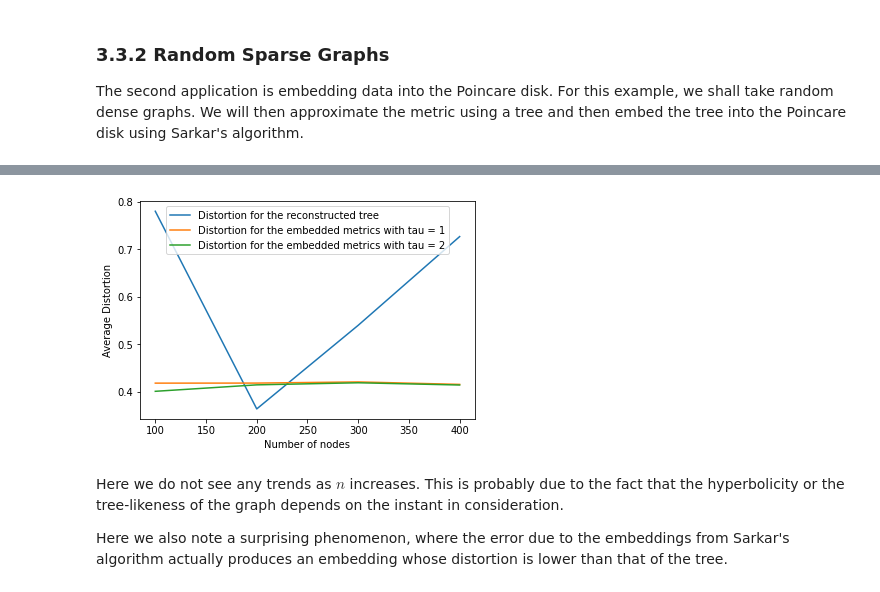
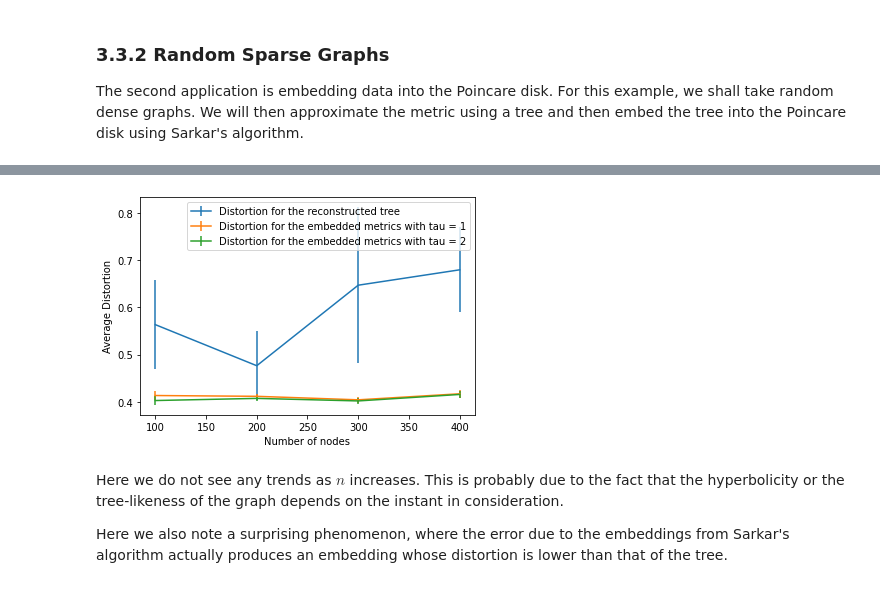
Before and after one commit to geomstats/challenge-iclr-2022, a Jupyter notebook: rsonthal_xfcui/TreeEmbeddings.ipynb, the cells around one changed output, grey strips where cells are left out. Saved outputs shown, nothing was run; the diff lists cells and outputs as text; code cells hidden in the pictures.

```diff
--- a/rsonthal_xfcui/TreeEmbeddings.ipynb
+++ b/rsonthal_xfcui/TreeEmbeddings.ipynb
@@ -354,0 +363,19 @@ for i in range(1,11):
+# %%
+num_n = 15
+num_trials = 10
+average_time = torch.zeros((num_n,num_trials))
+for i in range(num_n):
+  n = (i+1)*100
+  for j in range(num_trials):
+    G = nx.random_tree(n)
+    H = TreeEmbed.HypEmbed(G, 1, tau = 0.1)
+    t0 = time.time()
+    H.embed()
+    t1 = time.time()
+    average_time[i,j] = t1-t0
+
+Ns = range(100,1501,100)
+
+plt.errorbar(Ns, average_time.mean(dim=1), yerr = average_time.std(dim=1))
+plt.xlabel("Number of Nodes")
+plt.ylabel("Time in seconds");
@@ -354,0 +393,10 @@ for i in range(1,11):
+# %%
+import traceback
+
+try:
+  G = nx.random_tree(2000)
+  H = TreeEmbed.HypEmbed(G, 1, tau = 10000)
+  H.embed()
+except Exception as e:
+  print("Printing Error")
+  print(traceback.print_exc())
@@ -501,12 +586,18 @@ Embedding learned in  0.2500729560852051  seconds
 # %%
-plt.plot(Ns, distort_tree, label = "Distortion for the reconstructed tree")
-plt.plot(Ns, distort_embed, label = "Distortion for the embedded metrics with tau = 1")
-plt.plot(Ns, distort_embed2, label = "Distortion for the embedded metrics with tau = 2")
+plt.errorbar(Ns, distort_tree.mean(dim = 1),
+             yerr = distort_tree.std(dim = 1),
+             label = "Distortion for the reconstructed tree")
+plt.errorbar(Ns, distort_embed.mean(dim = 1),
+             yerr = distort_embed.std(dim = 1),
+             label = "Distortion for the embedded metrics with tau = 1")
+plt.errorbar(Ns, distort_embed2.mean(dim = 1),
+             yerr = distort_embed2.std(dim = 1),
+             label = "Distortion for the embedded metrics with tau = 2")
 plt.legend()
 plt.xlabel("Number of nodes")
 plt.ylabel("Average Distortion");
 # %% [output]
-[figure, old version]
+[figure, new version]
 # %% [markdown]
 Here we do not see any trends as $n$ increases. This is probably due to the fact that the hyperbolicity or the tree-likeness of the graph depends on the instant in consideration.
 
```
Also changed, not shown: parts of 18 cells of this notebook.
